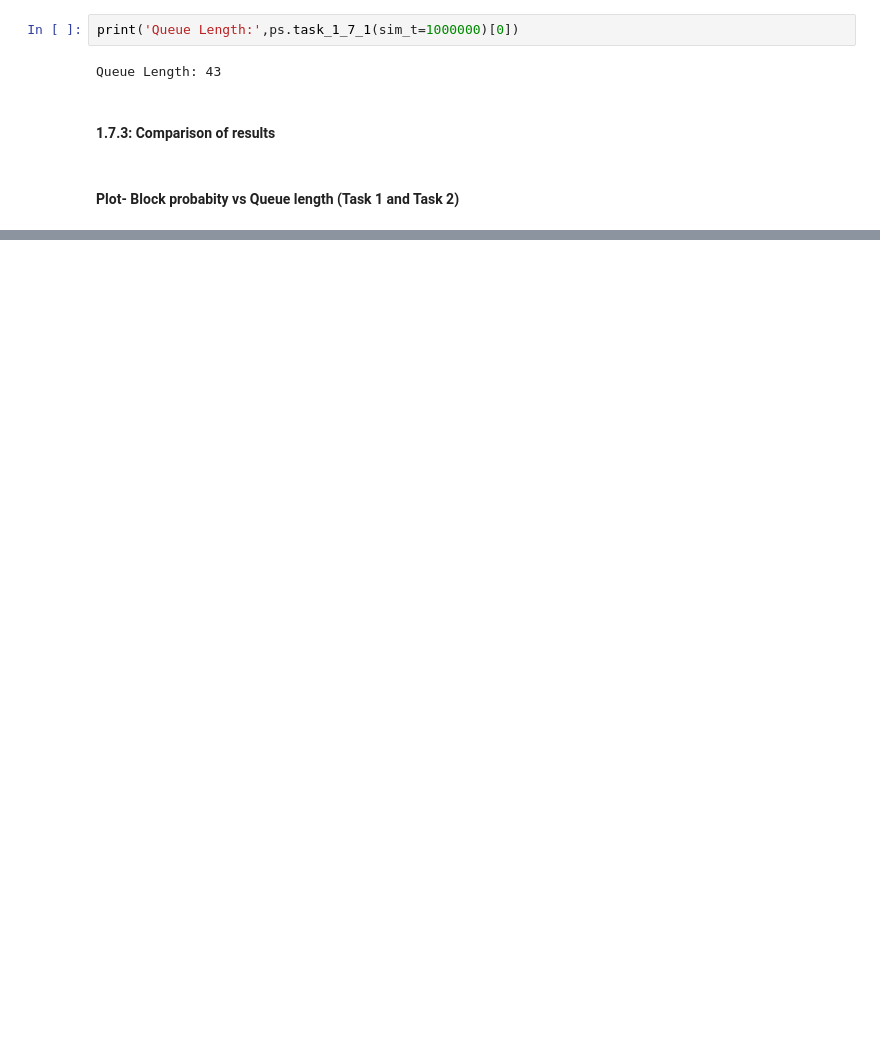
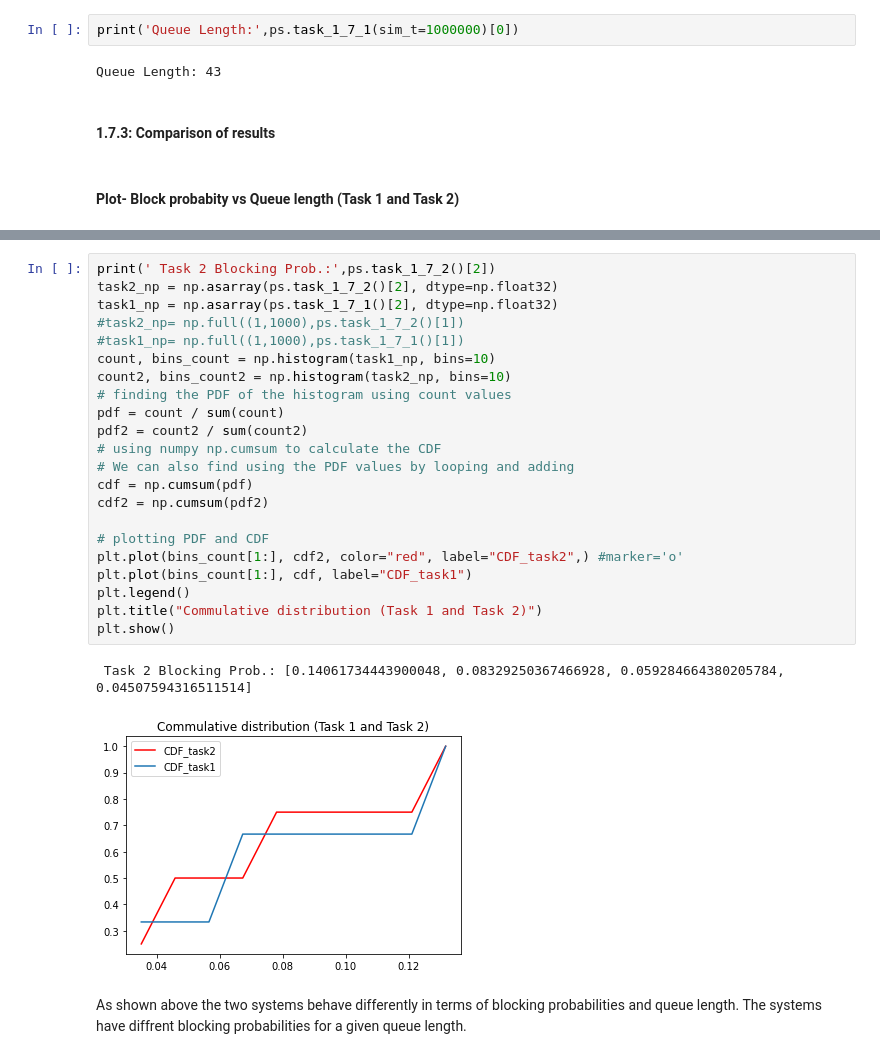
Before and after one commit to ankitk50/AMS, a Jupyter notebook: DES_part1_3736064.ipynb, the cells around one changed output, grey strips where cells are left out. Cells and saved outputs as stored; diff of their text form; blank space fills up the shorter version.

```diff
--- a/DES_part1_3736064.ipynb
+++ b/DES_part1_3736064.ipynb
@@ -91,0 +107,27 @@ plt.plot(x_val2,y_val2)
+# %%
+print(' Task 2 Blocking Prob.:',ps.task_1_7_2()[2])
+task2_np = np.asarray(ps.task_1_7_2()[2], dtype=np.float32)
+task1_np = np.asarray(ps.task_1_7_1()[2], dtype=np.float32)
+#task2_np= np.full((1,1000),ps.task_1_7_2()[1])
+#task1_np= np.full((1,1000),ps.task_1_7_1()[1])
+count, bins_count = np.histogram(task1_np, bins=10)
+count2, bins_count2 = np.histogram(task2_np, bins=10)
+# finding the PDF of the histogram using count values
+pdf = count / sum(count)
+pdf2 = count2 / sum(count2)
+# using numpy np.cumsum to calculate the CDF
+# We can also find using the PDF values by looping and adding
+cdf = np.cumsum(pdf)
+cdf2 = np.cumsum(pdf2)
+
+# plotting PDF and CDF
+plt.plot(bins_count[1:], cdf2, color="red", label="CDF_task2",) #marker='o'
+plt.plot(bins_count[1:], cdf, label="CDF_task1")
+plt.legend()
+plt.title("Commulative distribution (Task 1 and Task 2)")
+plt.show()
+# %% [output]
+ Task 2 Blocking Prob.: [0.14061734443900048, 0.08329250367466928, 0.059284664380205784, 0.04507594316511514]
+[figure, added]
+# %% [markdown]
+As shown above the two systems behave differently in terms of blocking probabilities and queue length. The systems have diffrent blocking probabilities for a given queue length.
```
Also changed, not shown: parts of 8 cells of this notebook.
